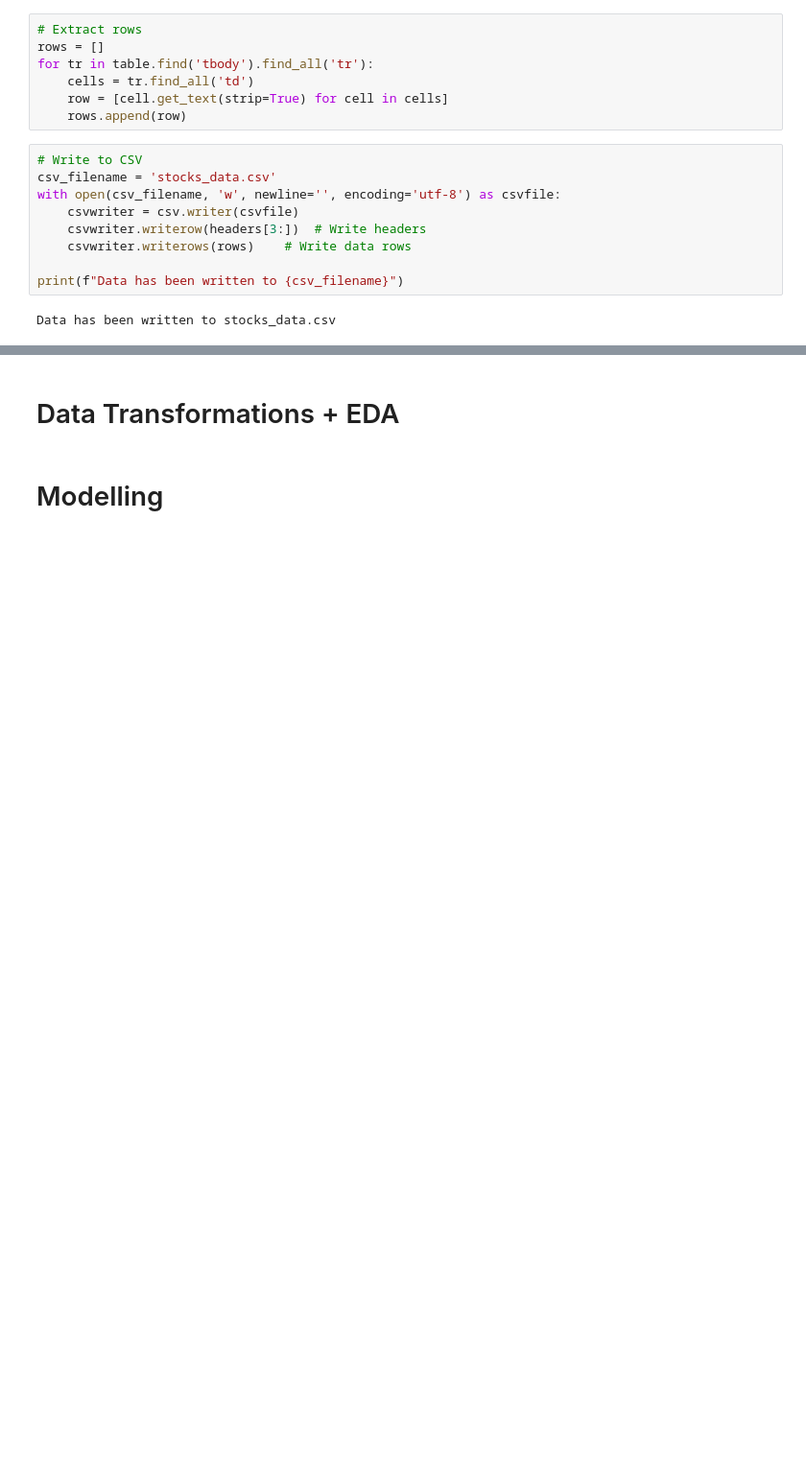
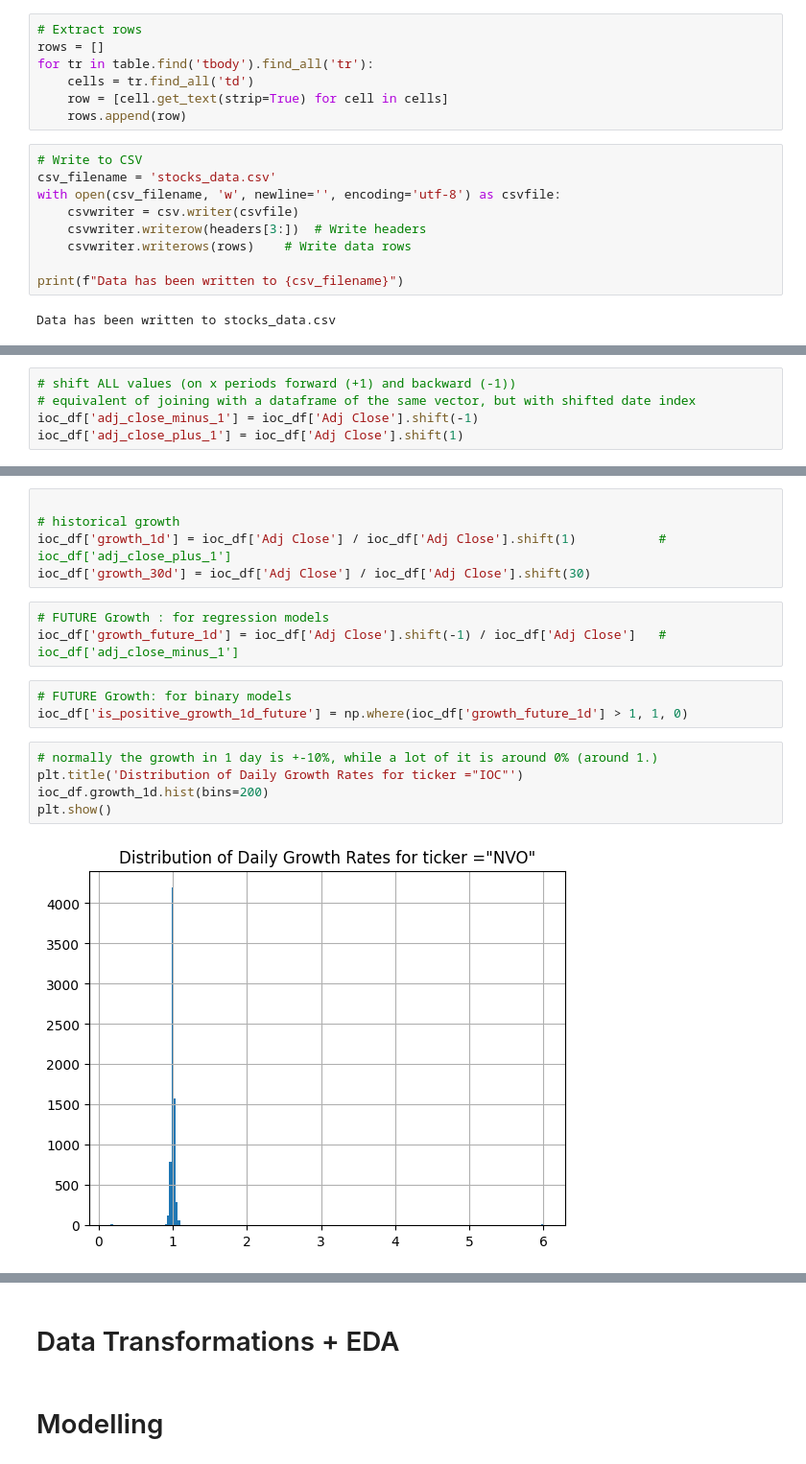
Before and after one commit to MekongDelta-mind/sma_project_repo, a Jupyter notebook: project_sma.ipynb, the cells around one changed output, grey strips where cells are left out. Shown at 96% size. Saved outputs shown, nothing was run; the diff lists cells and outputs as text; blank space fills up the shorter version.

```diff
--- a/project_sma.ipynb
+++ b/project_sma.ipynb
@@ -243,0 +303,5 @@ nifty50__updated_list
+# %%
+# shift ALL values (on x periods forward (+1) and backward (-1))
+# equivalent of joining with a dataframe of the same vector, but with shifted date index
+ioc_df['adj_close_minus_1'] = ioc_df['Adj Close'].shift(-1)
+ioc_df['adj_close_plus_1'] = ioc_df['Adj Close'].shift(1)
@@ -243,0 +318,18 @@ nifty50__updated_list
+# %%
+
+# historical growth
+ioc_df['growth_1d'] = ioc_df['Adj Close'] / ioc_df['Adj Close'].shift(1)           # ioc_df['adj_close_plus_1']
+ioc_df['growth_30d'] = ioc_df['Adj Close'] / ioc_df['Adj Close'].shift(30)
+# %%
+# FUTURE Growth : for regression models
+ioc_df['growth_future_1d'] = ioc_df['Adj Close'].shift(-1) / ioc_df['Adj Close']   # ioc_df['adj_close_minus_1']
+# %%
+# FUTURE Growth: for binary models
+ioc_df['is_positive_growth_1d_future'] = np.where(ioc_df['growth_future_1d'] > 1, 1, 0)
+# %%
+# normally the growth in 1 day is +-10%, while a lot of it is around 0% (around 1.)
+plt.title('Distribution of Daily Growth Rates for ticker ="IOC"')
+ioc_df.growth_1d.hist(bins=200)
+plt.show()
+# %% [output]
+[figure, added]
```
Also changed, not shown: parts of 18 cells of this notebook.
